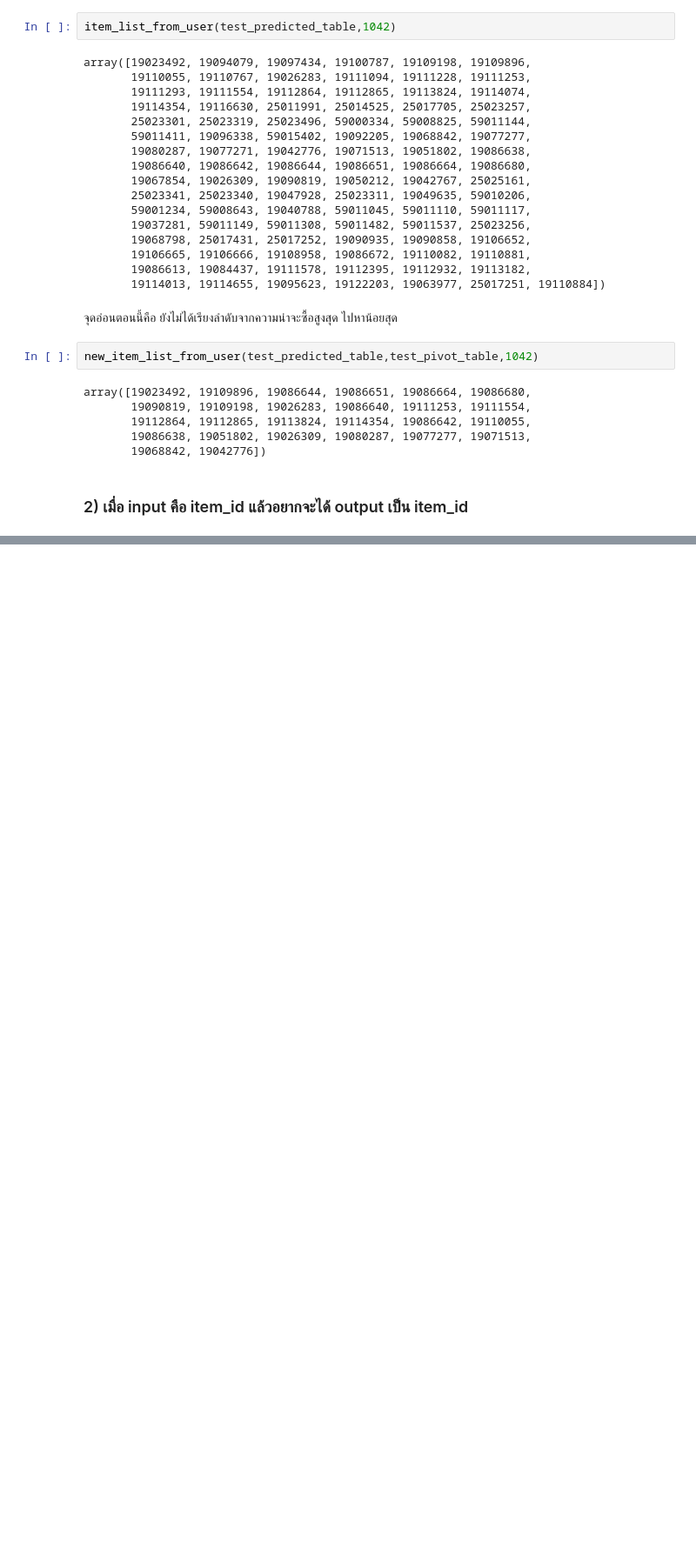
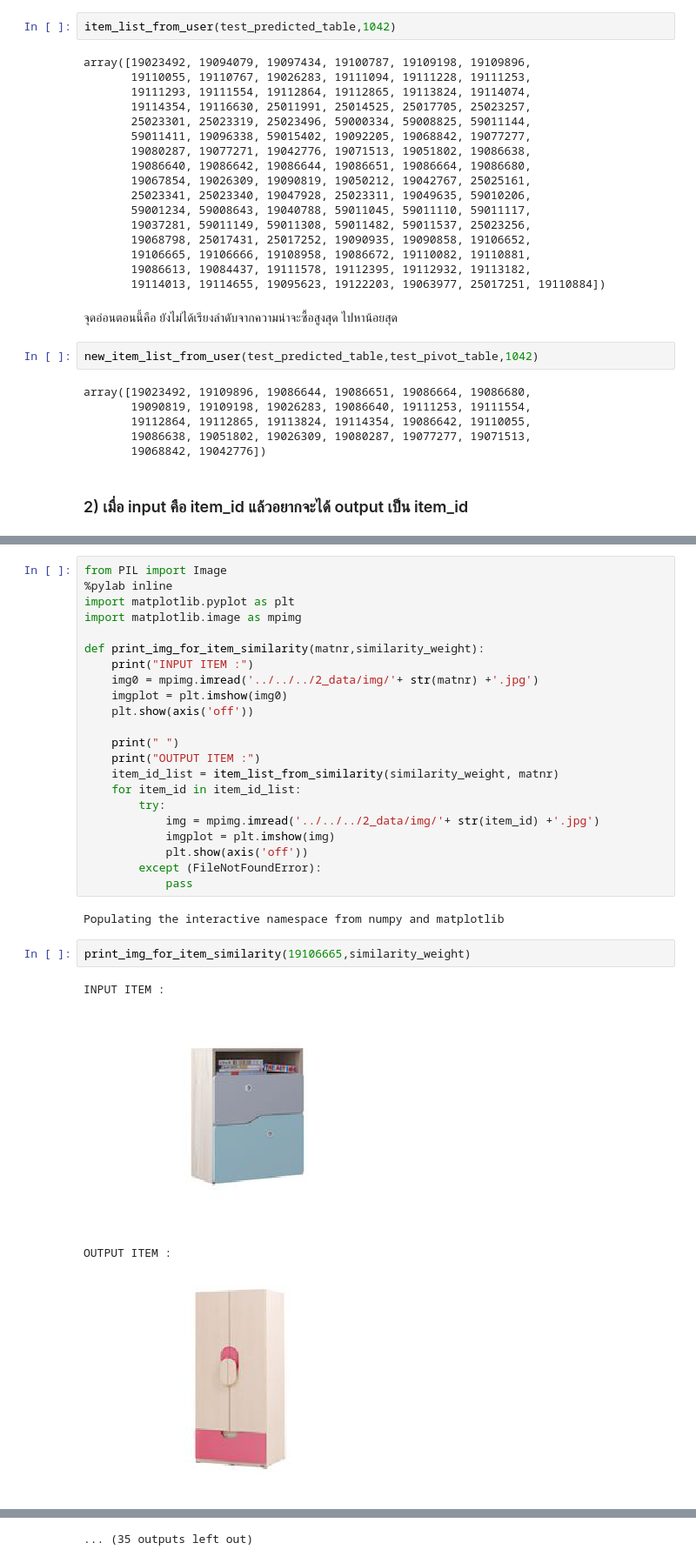
Before and after one commit to Kanbc/recommender-systems, a Jupyter notebook: 5_promissing_models/collaborative-filtering/items-based/sb_model.ipynb, the cells around one changed output, grey strips where cells are left out. Shown at 87% size. Cells and saved outputs as stored; diff of their text form; blank space fills up the shorter version.

```diff
--- a/5_promissing_models/collaborative-filtering/items-based/sb_model.ipynb
+++ b/5_promissing_models/collaborative-filtering/items-based/sb_model.ipynb
@@ -343,0 +352,31 @@ plt.show()
+# %%
+from PIL import Image
+%pylab inline
+import matplotlib.pyplot as plt
+import matplotlib.image as mpimg
+
+def print_img_for_item_similarity(matnr,similarity_weight):
+    print("INPUT ITEM :")
+    img0 = mpimg.imread('../../../2_data/img/'+ str(matnr) +'.jpg')
+    imgplot = plt.imshow(img0)
+    plt.show(axis('off'))
+
+    print(" ")
+    print("OUTPUT ITEM :")
+    item_id_list = item_list_from_similarity(similarity_weight, matnr)
+    for item_id in item_id_list:
+        try:
+            img = mpimg.imread('../../../2_data/img/'+ str(item_id) +'.jpg')
+            imgplot = plt.imshow(img)
+            plt.show(axis('off'))
+        except (FileNotFoundError):
+            pass
+# %% [output]
+Populating the interactive namespace from numpy and matplotlib
+# %%
+print_img_for_item_similarity(19106665,similarity_weight)
+# %% [output]
+INPUT ITEM :
+[figure, added]
+OUTPUT ITEM :
+[figure, added]
@@ -343,0 +391 @@ plt.show()
+... (35 outputs left out)
```
Also changed, not shown: parts of 16 cells of this notebook.
